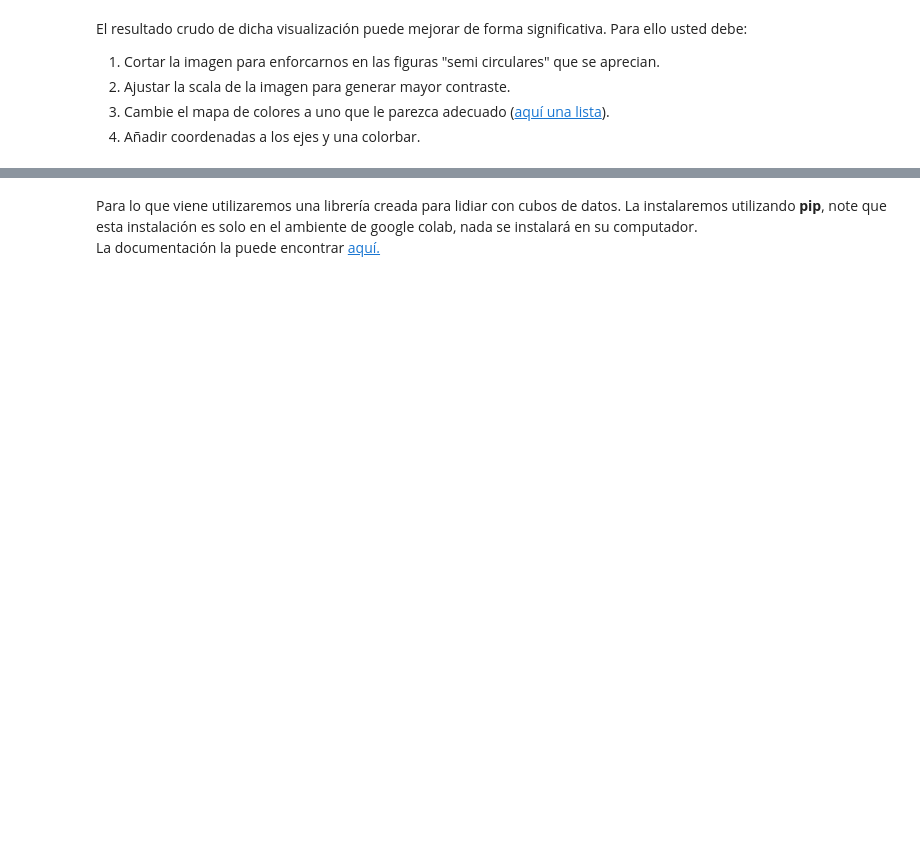
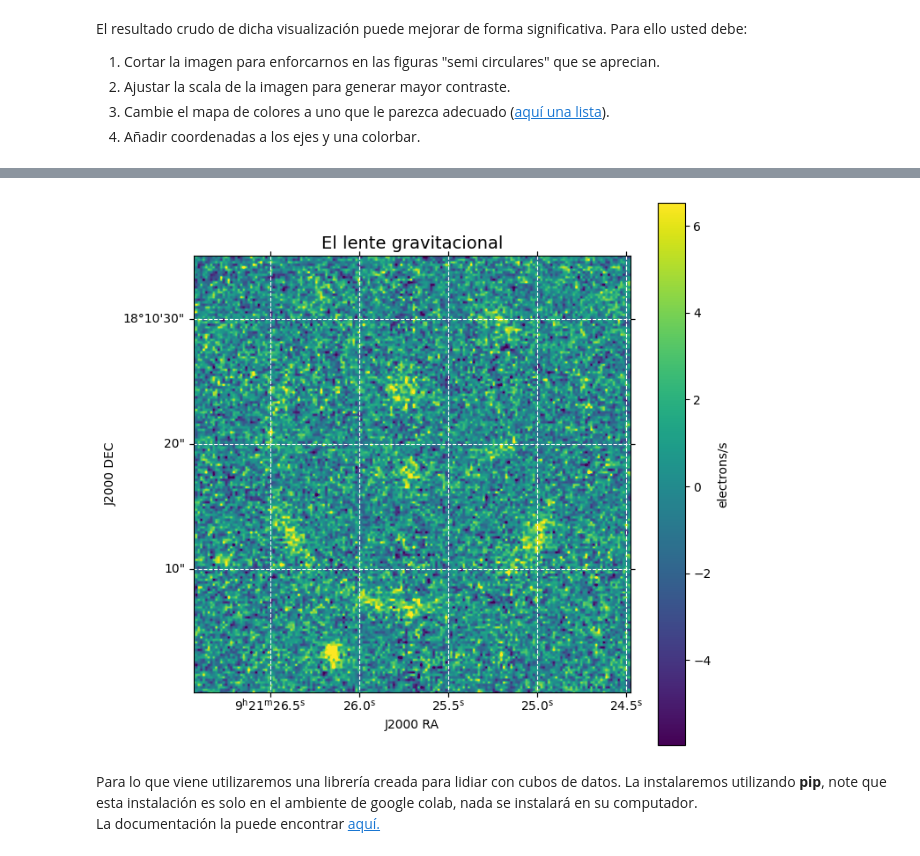
Before and after one commit to Xavier204/Tarea-4, a Jupyter notebook: Tarea4.ipynb, the cells around one changed output, grey strips where cells are left out. Cells and saved outputs as stored; diff of their text form; code cells hidden in the pictures; blank space fills up the shorter version.

```diff
--- a/Tarea4.ipynb
+++ b/Tarea4.ipynb
@@ -161,3 +171,25 @@ wcs = wcs[0,:,:]
+# %%
+value = 1.5
+datos_2d = datos[0,:,:]  # This is your 2D slice
+percentiles = np.nanpercentile(datos_2d.flatten(), [value, 100-value ])
+
+plt.figure(figsize=(8,8))                  # la hacemos un poco más grande
+plt.subplot(projection=wcs)          # Projectamos las coordenadas con el WCS
+plt.imshow(datos_2d, cmap='viridis')  # Display the 2D slice
+plt.clim(percentiles[0], percentiles[1])   # utilizamos los nuevos límites
+plt.colorbar(label='electrons/s')          # Añadimos una colorbar
+
+plt.xlim(75,250) # Recorte en el eje x
+plt.ylim(75,250) # Recorte en el eje y
+
+plt.xlabel('J2000 RA', fontsize=10)
+plt.ylabel('J2000 DEC', fontsize=10)
+plt.title('El lente gravitacional', fontsize=14)
+
+plt.grid(color='white', ls='--')
+plt.show()
+# %% [output]
+[figure, added]
 # %% [markdown]
 Para lo que viene utilizaremos una librería creada para lidiar con cubos de datos.
 La instalaremos utilizando **pip**, note que esta instalación es solo en el ambiente de google colab, nada se instalará en su computador.
```
Also changed, not shown: parts of 6 cells of this notebook.
